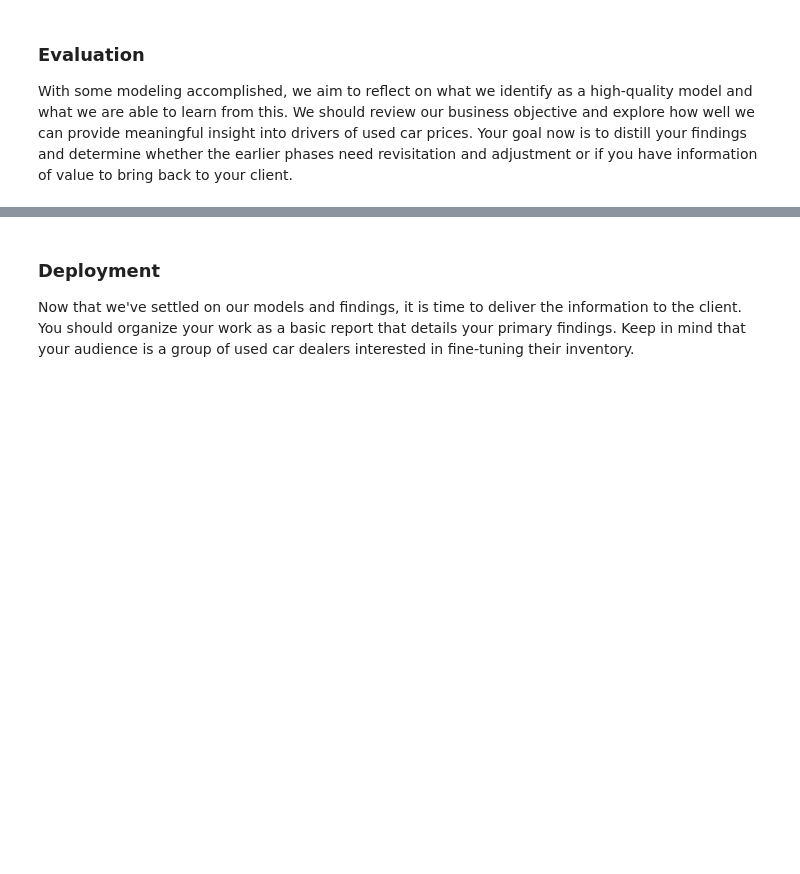
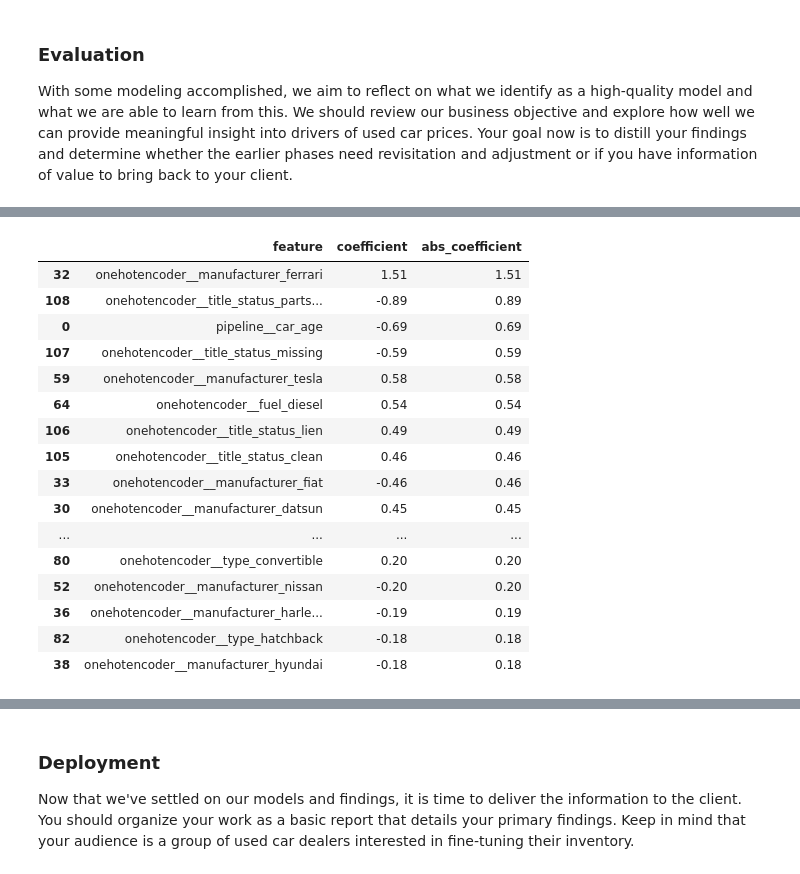
Before and after one commit to RT-Prog/ML_Learn_1, a Jupyter notebook: CarSalesPredictor/prompt_II.ipynb, the cells around one changed output, grey strips where cells are left out. Drawn from its saved outputs; the diff is of its cells as text; code cells hidden in the pictures; blank space fills up the shorter version.

```diff
--- a/CarSalesPredictor/prompt_II.ipynb
+++ b/CarSalesPredictor/prompt_II.ipynb
@@ -1488,0 +1644,56 @@ With some modeling accomplished, we aim to reflect on what we identify as a high
+# %%
+# Extract feature names and coefficients
+
+ridge_feature_names = (
+    best_ridge
+    .named_steps["preprocessor"]
+    .get_feature_names_out()
+)
+ridge_coefficients = (
+    best_ridge
+    .named_steps["ridge"]
+    .coef_
+)
+
+# Prepare / format for easy viewing of features and their effects
+
+ridge_feature_table = pd.DataFrame({
+
+    "feature": ridge_feature_names,
+    "coefficient": ridge_coefficients,
+    "abs_coefficient": np.abs(ridge_coefficients)
+
+})
+ridge_feature_table = (
+    ridge_feature_table
+    .sort_values(
+        "abs_coefficient",
+        ascending=False
+    )
+)
+
+# Top features
+
+display(
+    ridge_feature_table.head(30)
+)
+
+## Standard Scaler has been used for preprocessing which enable comparing the coefficients' magnitude
+# %% [output]
+|  | feature | coefficient | abs_coefficient |
+| 32 | onehotencoder__manufacturer_ferrari | 1.51 | 1.51 |
+| 108 | onehotencoder__title_status_parts... | -0.89 | 0.89 |
+| 0 | pipeline__car_age | -0.69 | 0.69 |
+| 107 | onehotencoder__title_status_missing | -0.59 | 0.59 |
+| 59 | onehotencoder__manufacturer_tesla | 0.58 | 0.58 |
+| 64 | onehotencoder__fuel_diesel | 0.54 | 0.54 |
+| 106 | onehotencoder__title_status_lien | 0.49 | 0.49 |
+| 105 | onehotencoder__title_status_clean | 0.46 | 0.46 |
+| 33 | onehotencoder__manufacturer_fiat | -0.46 | 0.46 |
+| 30 | onehotencoder__manufacturer_datsun | 0.45 | 0.45 |
+| ... | ... | ... | ... |
+| 80 | onehotencoder__type_convertible | 0.20 | 0.20 |
+| 52 | onehotencoder__manufacturer_nissan | -0.20 | 0.20 |
+| 36 | onehotencoder__manufacturer_harle... | -0.19 | 0.19 |
+| 82 | onehotencoder__type_hatchback | -0.18 | 0.18 |
+| 38 | onehotencoder__manufacturer_hyundai | -0.18 | 0.18 |
```
Also changed, not shown: parts of 8 cells of this notebook.
